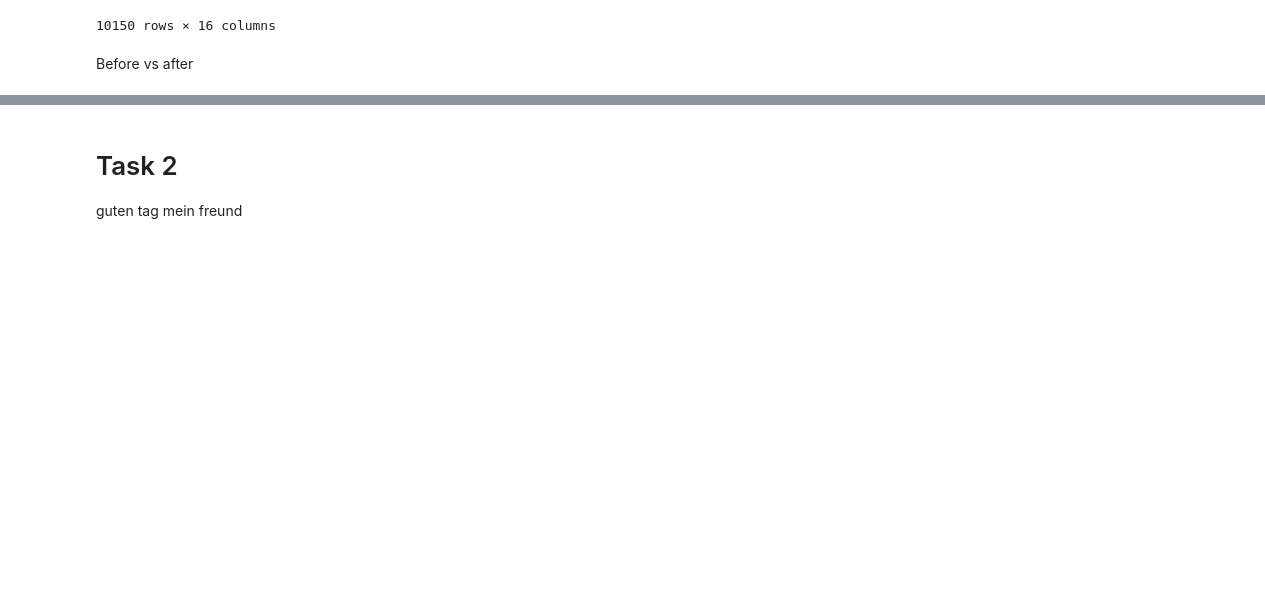
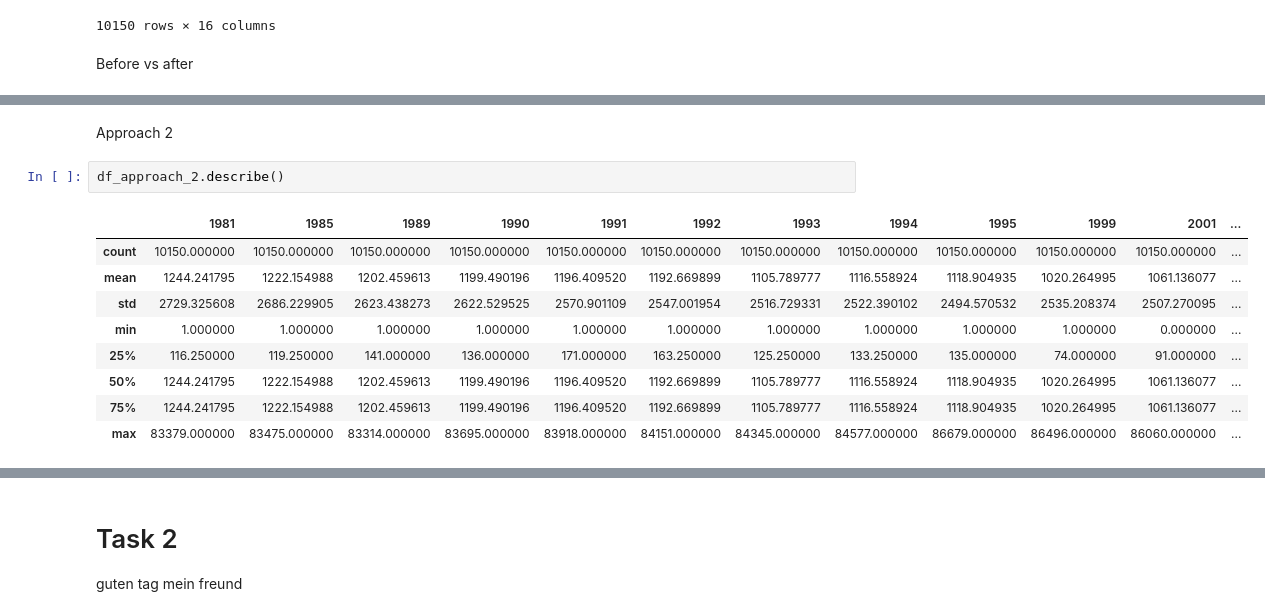
Before and after one commit to ivonilsson/dsp, a Jupyter notebook: a1/final_ipynb/group_number_2.ipynb, the cells around one changed output, grey strips where cells are left out. Drawn from its saved outputs; the diff is of its cells as text; blank space fills up the shorter version.

```diff
--- a/a1/final_ipynb/group_number_2.ipynb
+++ b/a1/final_ipynb/group_number_2.ipynb
@@ -259,0 +342,14 @@ comparison_df
+# %% [markdown]
+Approach 2
+# %%
+df_approach_2.describe()
+# %% [output]
+|  | 1981 | 1985 | 1989 | 1990 | 1991 | 1992 | 1993 | 1994 | 1995 | 1999 | 2001 | ... |
+| count | 10150.000000 | 10150.000000 | 10150.000000 | 10150.000000 | 10150.000000 | 10150.000000 | 10150.000000 | 10150.000000 | 10150.000000 | 10150.000000 | 10150.000000 | ... |
+| mean | 1244.241795 | 1222.154988 | 1202.459613 | 1199.490196 | 1196.409520 | 1192.669899 | 1105.789777 | 1116.558924 | 1118.904935 | 1020.264995 | 1061.136077 | ... |
+| std | 2729.325608 | 2686.229905 | 2623.438273 | 2622.529525 | 2570.901109 | 2547.001954 | 2516.729331 | 2522.390102 | 2494.570532 | 2535.208374 | 2507.270095 | ... |
+| min | 1.000000 | 1.000000 | 1.000000 | 1.000000 | 1.000000 | 1.000000 | 1.000000 | 1.000000 | 1.000000 | 1.000000 | 0.000000 | ... |
+| 25% | 116.250000 | 119.250000 | 141.000000 | 136.000000 | 171.000000 | 163.250000 | 125.250000 | 133.250000 | 135.000000 | 74.000000 | 91.000000 | ... |
+| 50% | 1244.241795 | 1222.154988 | 1202.459613 | 1199.490196 | 1196.409520 | 1192.669899 | 1105.789777 | 1116.558924 | 1118.904935 | 1020.264995 | 1061.136077 | ... |
+| 75% | 1244.241795 | 1222.154988 | 1202.459613 | 1199.490196 | 1196.409520 | 1192.669899 | 1105.789777 | 1116.558924 | 1118.904935 | 1020.264995 | 1061.136077 | ... |
+| max | 83379.000000 | 83475.000000 | 83314.000000 | 83695.000000 | 83918.000000 | 84151.000000 | 84345.000000 | 84577.000000 | 86679.000000 | 86496.000000 | 86060.000000 | ... |
```
Also changed, not shown: parts of 14 cells of this notebook.
